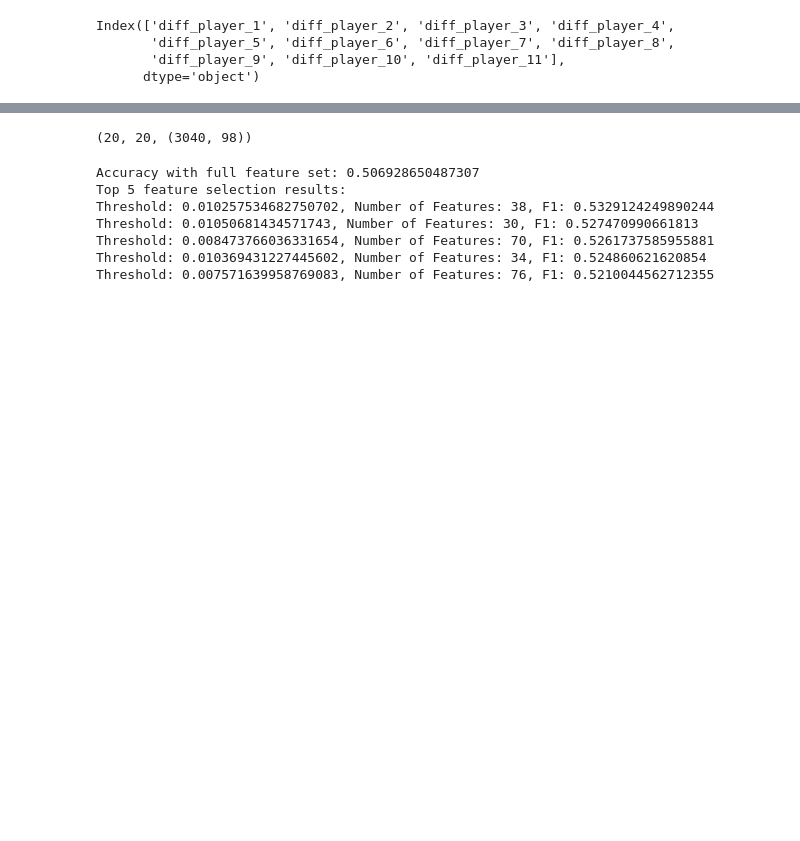
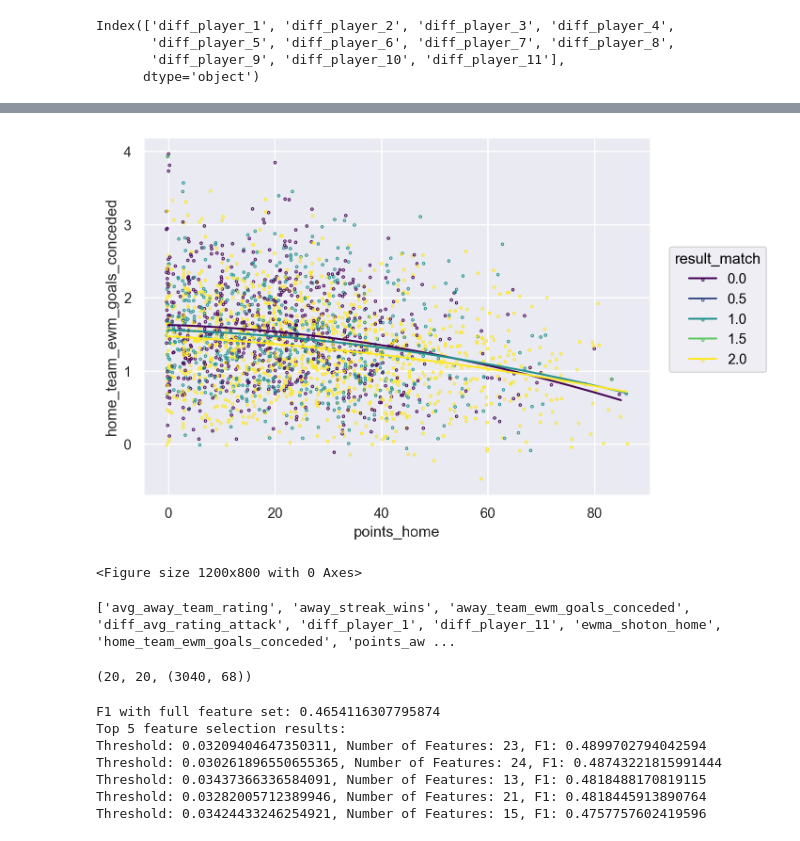
Before and after one commit to kamil0920/aws_football, a Jupyter notebook: pipelines/feature_engnering.ipynb, the cells around one changed output, grey strips where cells are left out. Saved outputs shown, nothing was run; the diff lists cells and outputs as text; code cells hidden in the pictures; blank space fills up the shorter version.

```diff
--- a/pipelines/feature_engnering.ipynb
+++ b/pipelines/feature_engnering.ipynb
@@ -514,0 +538,12 @@ interaction_depth_2_head
+# %%
+import seaborn.objects as so
+fig = plt.figure(figsize=(12, 8))
+(so.Plot(X_train_full.assign(result_match=y_train), x='points_home', y='home_team_ewm_goals_conceded',color='result_match')
+ .add(so.Dots(alpha=.9, pointsize=2), so.Jitter(x=.7, y=1))
+ .add(so.Line(), so.PolyFit())
+ .scale(color='viridis')
+ # .on(fig) # not required unless saving to image
+ .plot()) # ditto
+# %% [output]
+[figure, added]
+<Figure size 1200x800 with 0 Axes>
@@ -515,2 +556,13 @@ interaction_depth_2_head
+# %%
+def flatten(seq):
+    res = []
+    for sub in seq:
+        res.extend(sub)
+    return res
+
+small_cols = sorted(set(flatten(constraints)))
+print(small_cols)
+# %% [output]
+['avg_away_team_rating', 'away_streak_wins', 'away_team_ewm_goals_conceded', 'diff_avg_rating_attack', 'diff_player_1', 'diff_player_11', 'ewma_shoton_home', 'home_team_ewm_goals_conceded', 'points_aw ...
 # %%
 def create_interaction_features(data, interactions, depth):
@@ -527,9 +578,19 @@ def create_interaction_features(data, interactions, depth):
             data[new_feature_name] = data[features].prod(axis=1)
     return data, new_features
 # %%
+import os
+
 # Extracting all interactions from both 'Interaction Depth 1' and 'Interaction Depth 2'
 all_interactions_depth_1 = interaction_depth_1_head['Interaction']
 all_interactions_depth_2 = interaction_depth_2_head['Interaction']
+
+output_dir = "../data/cols/"
+
+if not os.path.exists(output_dir):
+    os.makedirs(output_dir)
+
+# all_interactions_depth_1.to_csv(output_dir + 'interactions_depth_1.csv', index=False)
+# all_interactions_depth_2.to_csv(output_dir + 'interactions_depth_2.csv', index=False)
 
 # Creating new features for all interactions in depth 1 and 2
 data, new_features_all_depth_1 = create_interaction_features(df_, all_interactions_depth_1, 2)
@@ -538,15 +599,15 @@ data, new_features_all_depth_2 = create_interaction_features(df_, all_interactio
 # Displaying the number of new features created for each depth and the updated shape of the dataset
 len(new_features_all_depth_1), len(new_features_all_depth_2), data.shape
 # %% [output]
-(20, 20, (3040, 98))
+(20, 20, (3040, 68))
 # %%
 from xgboost import XGBClassifier
 from sklearn.metrics import f1_score
 from sklearn.feature_selection import SelectFromModel
 
 # Splitting the original dataset
-X = data.drop(['result_match'], axis=1)
-y = data['result_match']
+X = df.drop(cols_to_remove, axis=1)
+y = df['result_match']
 X_train_full, X_test_full, y_train, y_test = train_test_split(X, y, test_size=0.2, random_state=42)
 
 
@@ -558,8 +619,8 @@ xgb_full.fit(X_train_full, y_train)
 
 # Predictions and evaluation on the full feature set
 y_pred_full = xgb_full.predict(X_test_full)
-accuracy_full = f1_score(y_test, y_pred_full, average='weighted')
-print(f"Accuracy with full feature set: {accuracy_full}")
+f1 = f1_score(y_test, y_pred_full, average='weighted')
+print(f"F1 with full feature set: {f1}")
 
 # Extracting feature importance
 feature_importances = xgb_full.feature_importances_
@@ -604,11 +665,11 @@ best_features = X_train_full.columns[selection.get_support()]
 # best_features now contains the names of the best set of features
 # print(f"Best Feature Set: {list(best_features)}")
 # %% [output]
-Accuracy with full feature set: 0.506928650487307
+F1 with full feature set: 0.4654116307795874
 Top 5 feature selection results:
-Threshold: 0.010257534682750702, Number of Features: 38, F1: 0.5329124249890244
-Threshold: 0.01050681434571743, Number of Features: 30, F1: 0.527470990661813
-Threshold: 0.008473766036331654, Number of Features: 70, F1: 0.5261737585955881
-Threshold: 0.010369431227445602, Number of Features: 34, F1: 0.524860621620854
-Threshold: 0.007571639958769083, Number of Features: 76, F1: 0.5210044562712355
+Threshold: 0.03209404647350311, Number of Features: 23, F1: 0.4899702794042594
+Threshold: 0.030261896550655365, Number of Features: 24, F1: 0.48743221815991444
+Threshold: 0.03437366336584091, Number of Features: 13, F1: 0.4818488170819115
+Threshold: 0.03282005712389946, Number of Features: 21, F1: 0.4818445913890764
+Threshold: 0.03424433246254921, Number of Features: 15, F1: 0.4757757602419596
 # %%
```
Also changed, not shown: parts of 38 cells of this notebook, 2 other files.
